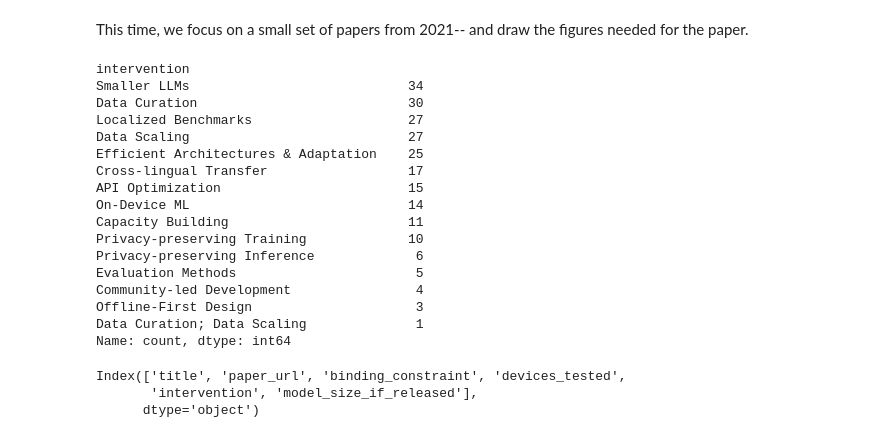
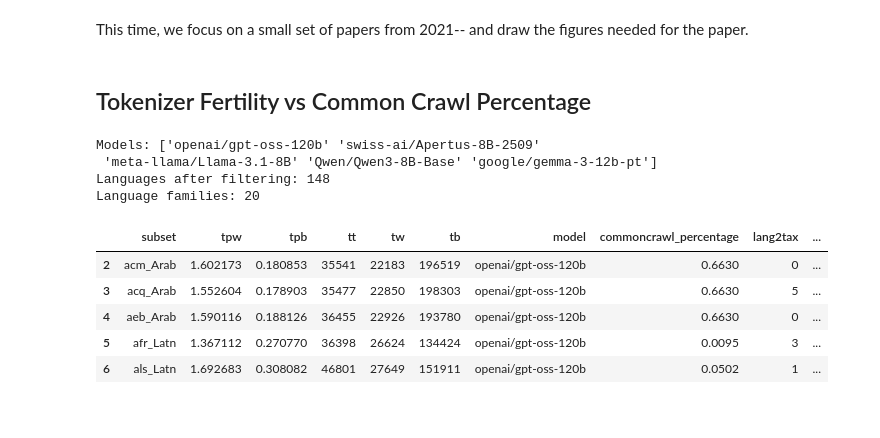
Before and after one commit to ljvmiranda921/edgeml-survey, a Jupyter notebook: notebooks/2026-02-12-figures-for-paper.ipynb, the cells around one changed output. Saved outputs shown, nothing was run; the diff lists cells and outputs as text; code cells hidden in the pictures.

```diff
--- a/notebooks/2026-02-12-figures-for-paper.ipynb
+++ b/notebooks/2026-02-12-figures-for-paper.ipynb
@@ -68,29 +68,46 @@ OUTPUT_DIR = Path("./outputs/2026-02-12-figures-for-paper")
 OUTPUT_DIR.mkdir(exist_ok=True, parents=True)
 # %%
 df = pd.read_csv(DATA_DIR / "interventions_dataset.csv")
-# %%
-df.intervention.value_counts()
-# %% [output]
-intervention
-Smaller LLMs                            34
-Data Curation                           30
-Localized Benchmarks                    27
-Data Scaling                            27
-Efficient Architectures & Adaptation    25
-Cross-lingual Transfer                  17
-API Optimization                        15
-On-Device ML                            14
-Capacity Building                       11
-Privacy-preserving Training             10
-Privacy-preserving Inference             6
-Evaluation Methods                       5
-Community-led Development                4
-Offline-First Design                     3
-Data Curation; Data Scaling              1
-Name: count, dtype: int64
-# %%
-df.columns
-# %% [output]
-Index(['title', 'paper_url', 'binding_constraint', 'devices_tested',
-       'intervention', 'model_size_if_released'],
-      dtype='object')
+# %% [markdown]
+## Tokenizer Fertility vs Common Crawl Percentage
+# %%
+# Load language resourceness data
+lang_df = pd.read_csv(DATA_DIR / "tokenizer_fertility" / "language_resourceness.csv")
+
+# Load tokenizer fertility data for each model
+fertility_dir = DATA_DIR / "tokenizer_fertility"
+model_files = [
+    f for f in fertility_dir.glob("*.csv") if f.name != "language_resourceness.csv"
+]
+
+# Create a combined dataframe with all models
+fertility_dfs = []
+for model_file in model_files:
+    model_name = model_file.stem.replace("___", "/")
+    model_df = pd.read_csv(model_file)
+    model_df["model"] = model_name
+    fertility_dfs.append(model_df)
+
+fertility_df = pd.concat(fertility_dfs, ignore_index=True)
+
+# Merge with language data
+merged_df = fertility_df.merge(lang_df, on="subset", how="left")
+
+# Remove languages not in Common Crawl
+merged_df = merged_df[merged_df["commoncrawl_percentage"] > 0]
+
+print(f"Models: {merged_df['model'].unique()}")
+print(f"Languages after filtering: {merged_df['subset'].nunique()}")
+print(f"Language families: {merged_df['lang_family'].nunique()}")
+merged_df.head()
+# %% [output]
+Models: ['openai/gpt-oss-120b' 'swiss-ai/Apertus-8B-2509'
+ 'meta-llama/Llama-3.1-8B' 'Qwen/Qwen3-8B-Base' 'google/gemma-3-12b-pt']
+Languages after filtering: 148
+Language families: 20
+|  | subset | tpw | tpb | tt | tw | tb | model | commoncrawl_percentage | lang2tax | ... |
+| 2 | acm_Arab | 1.602173 | 0.180853 | 35541 | 22183 | 196519 | openai/gpt-oss-120b | 0.6630 | 0 | ... |
+| 3 | acq_Arab | 1.552604 | 0.178903 | 35477 | 22850 | 198303 | openai/gpt-oss-120b | 0.6630 | 5 | ... |
+| 4 | aeb_Arab | 1.590116 | 0.188126 | 36455 | 22926 | 193780 | openai/gpt-oss-120b | 0.6630 | 0 | ... |
+| 5 | afr_Latn | 1.367112 | 0.270770 | 36398 | 26624 | 134424 | openai/gpt-oss-120b | 0.0095 | 3 | ... |
+| 6 | als_Latn | 1.692683 | 0.308082 | 46801 | 27649 | 151911 | openai/gpt-oss-120b | 0.0502 | 1 | ... |
```
Also changed, not shown: parts of 1 cell of this notebook.
